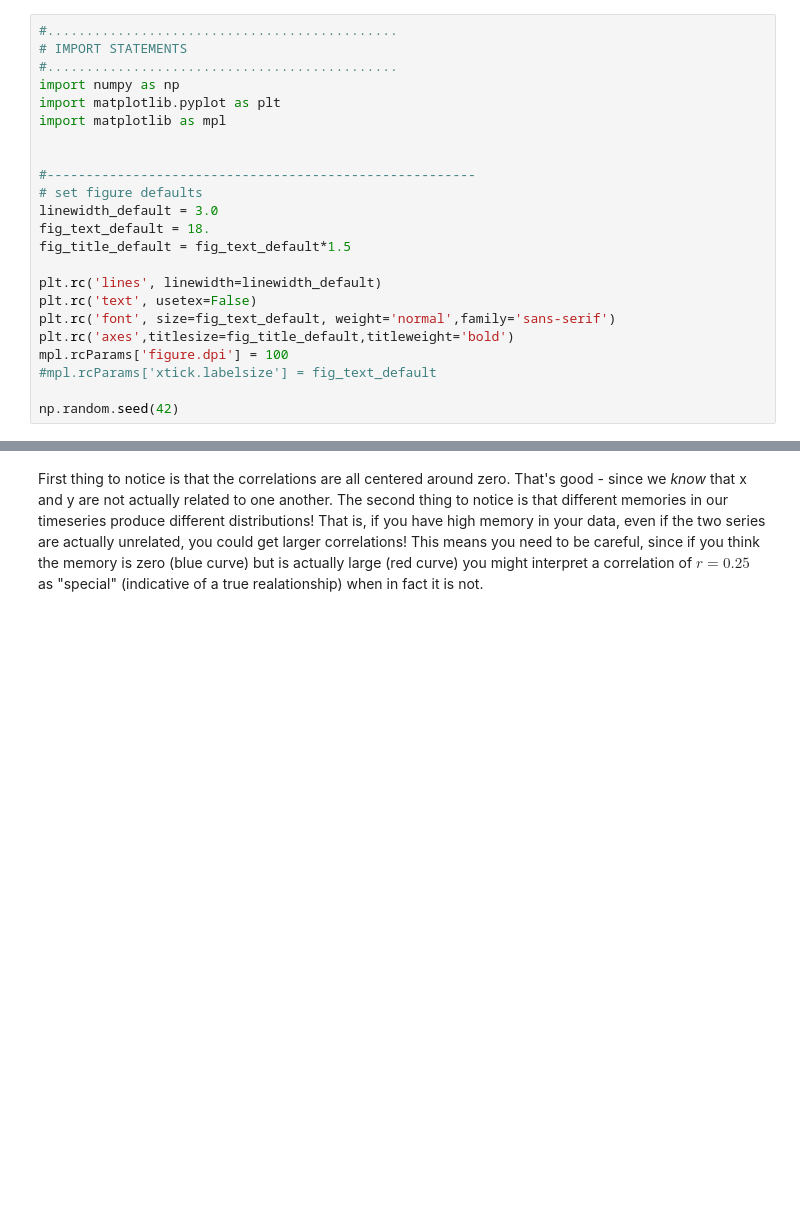
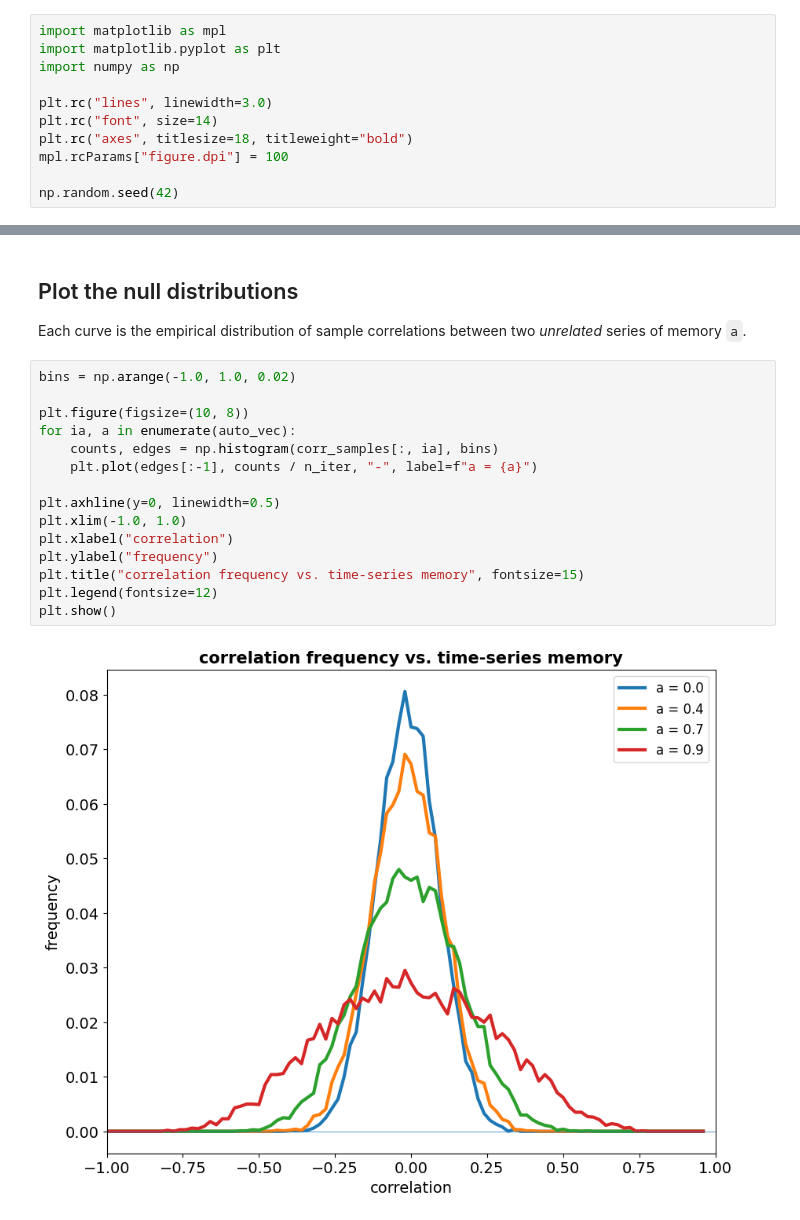
Before and after one commit to eabarnes1010/course_objective_analysis, a Jupyter notebook: code/correlation_with_memory_examples.ipynb, the cells around one changed output, grey strips where cells are left out. Saved outputs shown, nothing was run; the diff lists cells and outputs as text; blank space fills up the shorter version.

```diff
--- a/code/correlation_with_memory_examples.ipynb
+++ b/code/correlation_with_memory_examples.ipynb
@@ -7,23 +19,11 @@ What does the distribution of correlations look like? Here we take a Monte Carlo
 # %%
-#.............................................
-# IMPORT STATEMENTS
-#.............................................
+import matplotlib as mpl
+import matplotlib.pyplot as plt
 import numpy as np
-import matplotlib.pyplot as plt
-import matplotlib as mpl
 
-
-#-------------------------------------------------------
-# set figure defaults
-linewidth_default = 3.0
-fig_text_default = 18.
-fig_title_default = fig_text_default*1.5
-
-plt.rc('lines', linewidth=linewidth_default)
-plt.rc('text', usetex=False)
-plt.rc('font', size=fig_text_default, weight='normal',family='sans-serif')
-plt.rc('axes',titlesize=fig_title_default,titleweight='bold')
-mpl.rcParams['figure.dpi'] = 100
-#mpl.rcParams['xtick.labelsize'] = fig_text_default
+plt.rc("lines", linewidth=3.0)
+plt.rc("font", size=14)
+plt.rc("axes", titlesize=18, titleweight="bold")
+mpl.rcParams["figure.dpi"] = 100
 
 np.random.seed(42)
@@ -131,2 +97,21 @@ plt.show()
-# %% [markdown]
-First thing to notice is that the correlations are all centered around zero. That's good - since we _know_ that x and y are not actually related to one another. The second thing to notice is that different memories in our timeseries produce different distributions! That is, if you have high memory in your data, even if the two series are actually unrelated, you could get larger correlations! This means you need to be careful, since if you think the memory is zero (blue curve) but is actually large (red curve) you might interpret a correlation of $r = 0.25$ as "special" (indicative of a true realationship) when in fact it is not.
+# %% [markdown]
+## Plot the null distributions
+
+Each curve is the empirical distribution of sample correlations between two *unrelated* series of memory `a`.
+# %%
+bins = np.arange(-1.0, 1.0, 0.02)
+
+plt.figure(figsize=(10, 8))
+for ia, a in enumerate(auto_vec):
+    counts, edges = np.histogram(corr_samples[:, ia], bins)
+    plt.plot(edges[:-1], counts / n_iter, "-", label=f"a = {a}")
+
+plt.axhline(y=0, linewidth=0.5)
+plt.xlim(-1.0, 1.0)
+plt.xlabel("correlation")
+plt.ylabel("frequency")
+plt.title("correlation frequency vs. time-series memory", fontsize=15)
+plt.legend(fontsize=12)
+plt.show()
+# %% [output]
+[figure, added]
```
Also changed, not shown: parts of 12 cells of this notebook.
